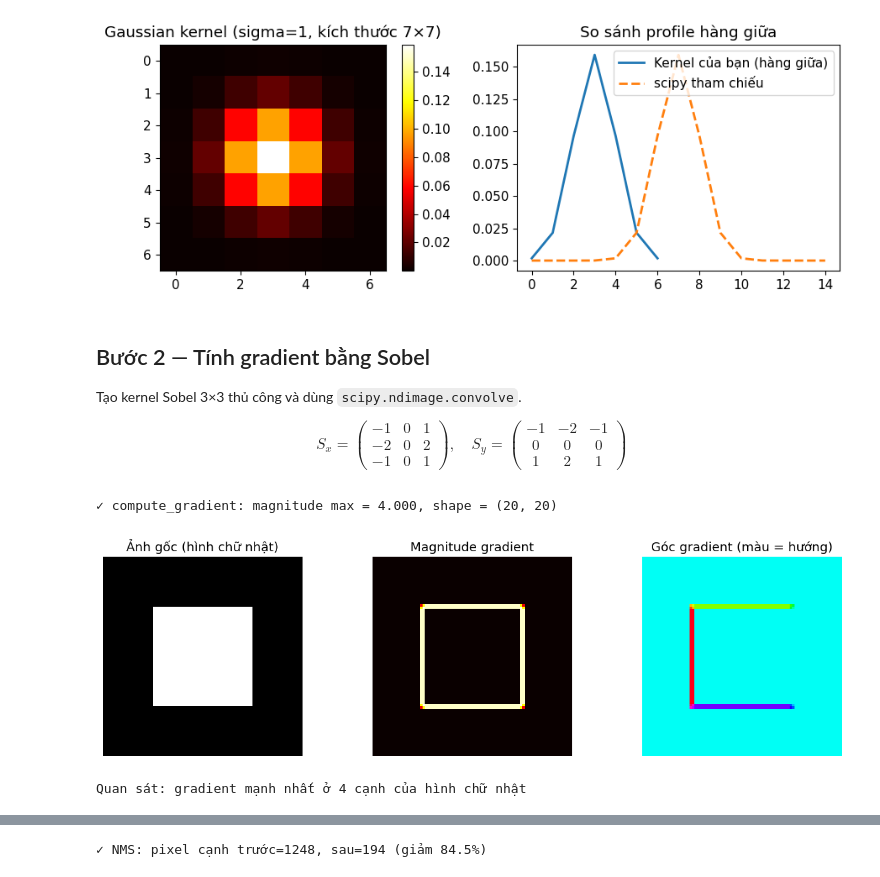
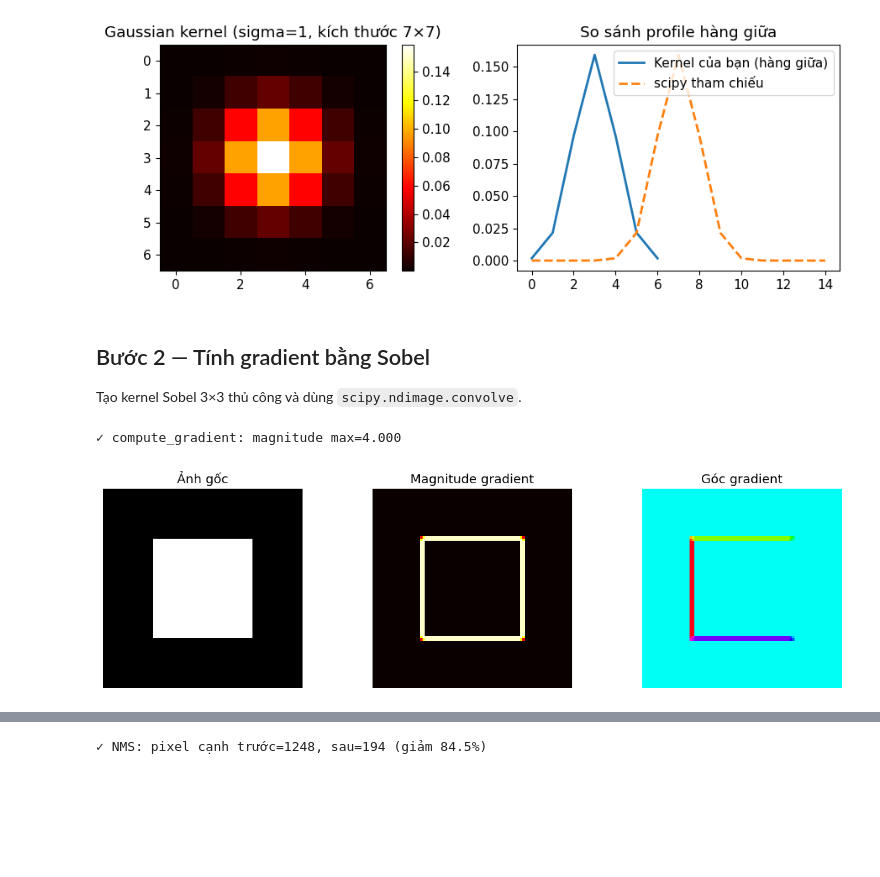
Before and after one commit to Hung07042005/XLA-TGMT_Nhom-1, a Jupyter notebook: Chuong3/starter.ipynb, the cells around one changed output, grey strips where cells are left out. Drawn from its saved outputs; the diff is of its cells as text; code cells hidden in the pictures; blank space fills up the shorter version.

```diff
--- a/Chuong3/starter.ipynb
+++ b/Chuong3/starter.ipynb
@@ -116,8 +105,6 @@ plt.show()
 ## Bước 2 — Tính gradient bằng Sobel
 
 Tạo kernel Sobel 3×3 thủ công và dùng `scipy.ndimage.convolve`.
-
-$$S_x = \begin{pmatrix}-1&0&1\\-2&0&2\\-1&0&1\end{pmatrix}, \quad S_y = \begin{pmatrix}-1&-2&-1\\0&0&0\\1&2&1\end{pmatrix}$$
 # %%
 def compute_gradient(image):
     """
@@ -126,61 +113,47 @@ def compute_gradient(image):
     Tham số:
         image (ndarray): ảnh grayscale 2D, giá trị float
     Trả về:
-        magnitude (ndarray): độ lớn gradient, cùng kích thước với image
+        magnitude (ndarray): độ lớn gradient
         angle (ndarray): góc gradient (radian), trong [-pi, pi]
     """
-    # TODO: Định nghĩa kernel Sobel Sx và Sy dưới dạng numpy array
+    # TODO
+    # Định nghĩa kernel Sobel theo hai chiều
     Sx = np.array([[-1, 0, 1],
                    [-2, 0, 2],
-                   [-1, 0, 1]], dtype=float)  # phát hiện gradient ngang
+                   [-1, 0, 1]], dtype=float)   # phát hiện gradient ngang (x)
     Sy = np.array([[-1, -2, -1],
                    [ 0,  0,  0],
-                   [ 1,  2,  1]], dtype=float)  # phát hiện gradient dọc
+                   [ 1,  2,  1]], dtype=float)  # phát hiện gradient dọc (y)
 
-    # TODO: Tính Gx = convolve(image, Sx) và Gy = convolve(image, Sy)
-    Gx = convolve(image.astype(float), Sx)
-    Gy = convolve(image.astype(float), Sy)
+    Gx = convolve(image.astype(float), Sx)     # response theo chiều x
+    Gy = convolve(image.astype(float), Sy)     # response theo chiều y
 
-    # TODO: Tính magnitude = sqrt(Gx^2 + Gy^2)
-    magnitude = np.sqrt(Gx**2 + Gy**2)
-
-    # TODO: Tính angle = atan2(Gy, Gx)
-    angle = np.arctan2(Gy, Gx)
-
+    magnitude = np.sqrt(Gx**2 + Gy**2)        # độ lớn gradient
+    angle     = np.arctan2(Gy, Gx)             # góc trong [-pi, pi]
     return magnitude, angle
 # %%
 # TEST — Kiểm tra compute_gradient
-# Ảnh test: gradient nằm ngang (bên trái đen, bên phải trắng)
 test_img = np.zeros((20, 20), dtype=float)
 test_img[:, 10:] = 1.0
 
 result = compute_gradient(test_img)
 assert result is not None, 'Hàm chưa trả về kết quả'
 mag, ang = result
-assert mag.shape == test_img.shape, f'magnitude phải cùng kích thước ảnh, nhận {mag.shape}'
-assert ang.shape == test_img.shape, f'angle phải cùng kích thước ảnh, nhận {ang.shape}'
+assert mag.shape == test_img.shape
+assert ang.shape == test_img.shape
 assert mag[:, 10].mean() > mag[:, 0].mean(), 'Gradient phải lớn nhất tại biên'
-print(f'✓ compute_gradient: magnitude max = {mag.max():.3f}, shape = {mag.shape}')
+print(f'✓ compute_gradient: magnitude max={mag.max():.3f}')
 
-# Trực quan hóa trên ảnh thực tế hơn
-# Tạo ảnh test: hình chữ nhật trắng trên nền đen
 test_rect = np.zeros((80, 80), dtype=float)
 test_rect[20:60, 20:60] = 1.0
-
 mag_rect, ang_rect = compute_gradient(test_rect)
-
 fig, axes = plt.subplots(1, 3, figsize=(12, 3.5))
-axes[0].imshow(test_rect, cmap='gray')
-axes[0].set_title('Ảnh gốc (hình chữ nhật)')
-axes[1].imshow(mag_rect, cmap='hot')
-axes[1].set_title('Magnitude gradient')
+axes[0].imshow(test_rect, cmap='gray'); axes[0].set_title('Ảnh gốc')
+axes[1].imshow(mag_rect, cmap='hot'); axes[1].set_title('Magnitude gradient')
 axes[2].imshow(ang_rect, cmap='hsv', vmin=-np.pi, vmax=np.pi)
-axes[2].set_title('Góc gradient (màu = hướng)')
+axes[2].set_title('Góc gradient')
 for ax in axes: ax.axis('off')
-plt.tight_layout()
-plt.show()
-print('Quan sát: gradient mạnh nhất ở 4 cạnh của hình chữ nhật')
+plt.tight_layout(); plt.show()
 # %% [output]
-✓ compute_gradient: magnitude max = 4.000, shape = (20, 20)
+✓ compute_gradient: magnitude max=4.000
-[figure, old version]
+[figure, new version]
-Quan sát: gradient mạnh nhất ở 4 cạnh của hình chữ nhật
```
Also changed, not shown: parts of 37 cells of this notebook, 1 other file.
